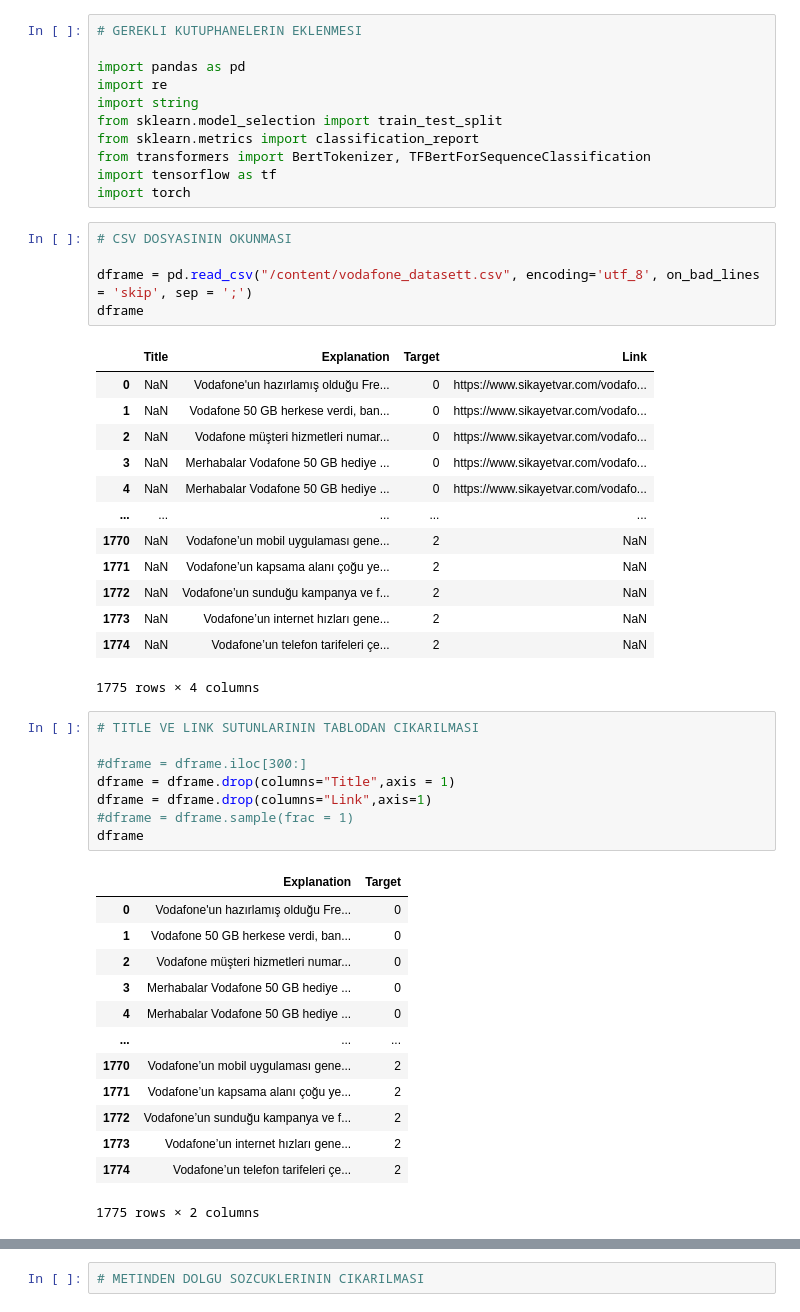
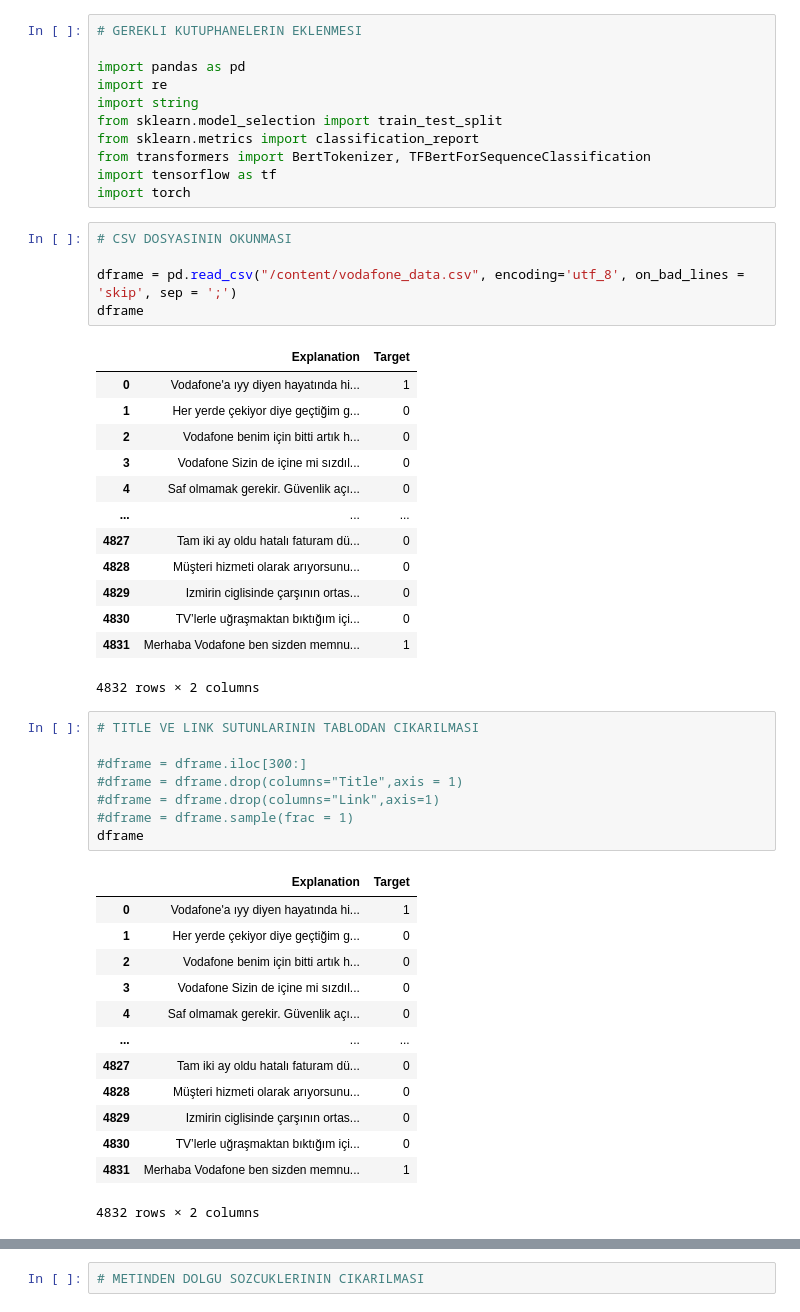
Before and after one commit to Hamza-Emin/HavelsanStaj, a Jupyter notebook: BERT_Sentiment_Analysis/bert_AlperenAkgul.ipynb, the cells around one changed output, grey strips where cells are left out. Saved outputs shown, nothing was run; the diff lists cells and outputs as text.

```diff
--- a/BERT_Sentiment_Analysis/bert_AlperenAkgul.ipynb
+++ b/BERT_Sentiment_Analysis/bert_AlperenAkgul.ipynb
@@ -12,44 +12,44 @@ import torch
 # %%
 # CSV DOSYASININ OKUNMASI
 
-dframe = pd.read_csv("/content/vodafone_datasett.csv", encoding='utf_8', on_bad_lines = 'skip', sep = ';')
+dframe = pd.read_csv("/content/vodafone_data.csv", encoding='utf_8', on_bad_lines = 'skip', sep = ';')
 dframe
 # %% [output]
-|  | Title | Explanation | Target | Link |
-| 0 | NaN | Vodafone'un hazırlamış olduğu Fre... | 0 | https://www.sikayetvar.com/vodafo... |
-| 1 | NaN | Vodafone 50 GB herkese verdi, ban... | 0 | https://www.sikayetvar.com/vodafo... |
-| 2 | NaN | Vodafone müşteri hizmetleri numar... | 0 | https://www.sikayetvar.com/vodafo... |
-| 3 | NaN | Merhabalar Vodafone 50 GB hediye ... | 0 | https://www.sikayetvar.com/vodafo... |
-| 4 | NaN | Merhabalar Vodafone 50 GB hediye ... | 0 | https://www.sikayetvar.com/vodafo... |
-| ... | ... | ... | ... | ... |
-| 1770 | NaN | Vodafone’un mobil uygulaması gene... | 2 | NaN |
-| 1771 | NaN | Vodafone’un kapsama alanı çoğu ye... | 2 | NaN |
-| 1772 | NaN | Vodafone’un sunduğu kampanya ve f... | 2 | NaN |
-| 1773 | NaN | Vodafone’un internet hızları gene... | 2 | NaN |
-| 1774 | NaN | Vodafone’un telefon tarifeleri çe... | 2 | NaN |
+|  | Explanation | Target |
+| 0 | Vodafone'a ıyy diyen hayatında hi... | 1 |
+| 1 | Her yerde çekiyor diye geçtiğim g... | 0 |
+| 2 | Vodafone benim için bitti artık h... | 0 |
+| 3 | Vodafone Sizin de içine mi sızdıl... | 0 |
+| 4 | Saf olmamak gerekir. Güvenlik açı... | 0 |
+| ... | ... | ... |
+| 4827 | Tam iki ay oldu hatalı faturam dü... | 0 |
+| 4828 | Müşteri hizmeti olarak arıyorsunu... | 0 |
+| 4829 | Izmirin ciglisinde çarşının ortas... | 0 |
+| 4830 | TV’lerle uğraşmaktan bıktığım içi... | 0 |
+| 4831 | Merhaba Vodafone ben sizden memnu... | 1 |
-1775 rows × 4 columns
+4832 rows × 2 columns
 # %%
 # TITLE VE LINK SUTUNLARININ TABLODAN CIKARILMASI
 
 #dframe = dframe.iloc[300:]
-dframe = dframe.drop(columns="Title",axis = 1)
-dframe = dframe.drop(columns="Link",axis=1)
+#dframe = dframe.drop(columns="Title",axis = 1)
+#dframe = dframe.drop(columns="Link",axis=1)
 #dframe = dframe.sample(frac = 1)
 dframe
 # %% [output]
 |  | Explanation | Target |
-| 0 | Vodafone'un hazırlamış olduğu Fre... | 0 |
-| 1 | Vodafone 50 GB herkese verdi, ban... | 0 |
-| 2 | Vodafone müşteri hizmetleri numar... | 0 |
-| 3 | Merhabalar Vodafone 50 GB hediye ... | 0 |
-| 4 | Merhabalar Vodafone 50 GB hediye ... | 0 |
+| 0 | Vodafone'a ıyy diyen hayatında hi... | 1 |
+| 1 | Her yerde çekiyor diye geçtiğim g... | 0 |
+| 2 | Vodafone benim için bitti artık h... | 0 |
+| 3 | Vodafone Sizin de içine mi sızdıl... | 0 |
+| 4 | Saf olmamak gerekir. Güvenlik açı... | 0 |
 | ... | ... | ... |
-| 1770 | Vodafone’un mobil uygulaması gene... | 2 |
-| 1771 | Vodafone’un kapsama alanı çoğu ye... | 2 |
-| 1772 | Vodafone’un sunduğu kampanya ve f... | 2 |
-| 1773 | Vodafone’un internet hızları gene... | 2 |
-| 1774 | Vodafone’un telefon tarifeleri çe... | 2 |
+| 4827 | Tam iki ay oldu hatalı faturam dü... | 0 |
+| 4828 | Müşteri hizmeti olarak arıyorsunu... | 0 |
+| 4829 | Izmirin ciglisinde çarşının ortas... | 0 |
+| 4830 | TV’lerle uğraşmaktan bıktığım içi... | 0 |
+| 4831 | Merhaba Vodafone ben sizden memnu... | 1 |
-1775 rows × 2 columns
+4832 rows × 2 columns
 # %%
 # TABLODAKI DUYGULARIN SAYISI
 
```
Also changed, not shown: parts of 18 cells of this notebook, 1 other file.
